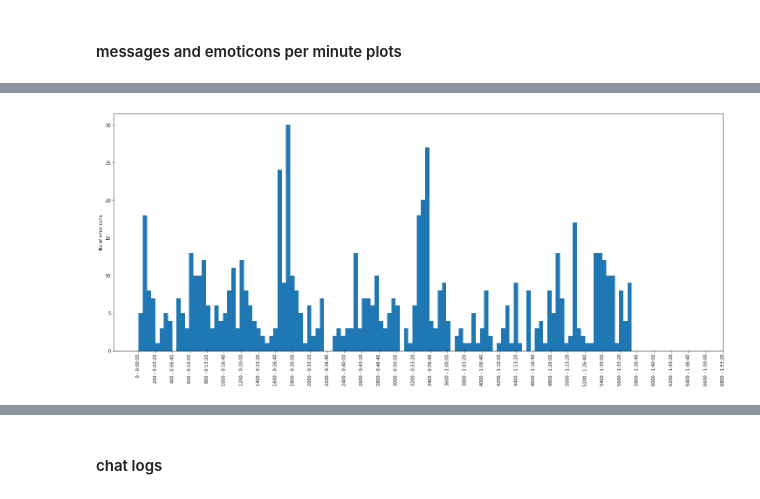
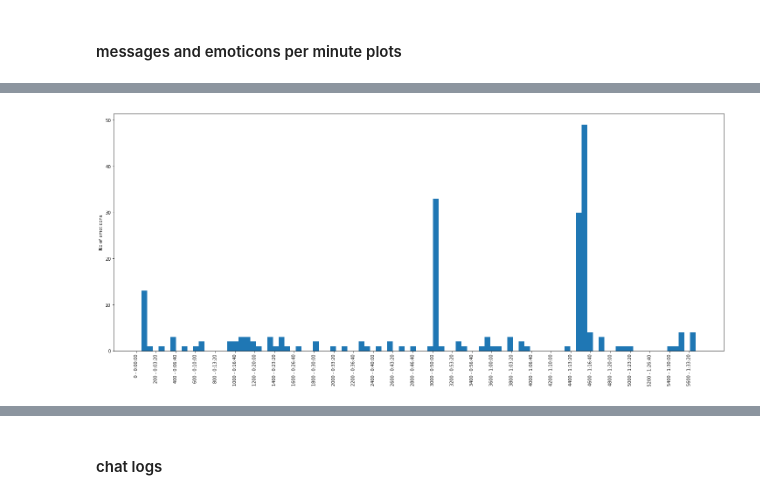
Before and after one commit to missinglinks/twitch-chat-stuff, a Jupyter notebook: Twitch Chat Analysis.ipynb, the cells around one changed output, grey strips where cells are left out. Drawn from its saved outputs; the diff is of its cells as text; code cells hidden in the pictures.

```diff
--- a/Twitch Chat Analysis.ipynb
+++ b/Twitch Chat Analysis.ipynb
@@ -6,7 +7,7 @@ from twitchchat import TwitchChat, timestamp
 # data/169687983.json #enb
 # data/58724950.json #oro
 # %%
-chat = TwitchChat("data/58724950.json")
+chat = TwitchChat("data/epicnamebro/169687983_epicnamebro_DarkSoulsPS3100.json")
 # %% [markdown]
 #### commenter statistics
 # %%
@@ -52,4 +53,4 @@ chat.plot_messages(0,7000,200, text_filter="praise")
 # %%
-chat.plot_emoticons(0,7000,200)
+chat.plot_emoticons(ticks=200, emote_filter="enbPraise")
 # %% [output]
-[figure, old version]
+[figure, new version]
```
Also changed, not shown: parts of 19 cells of this notebook, 11 other files.
